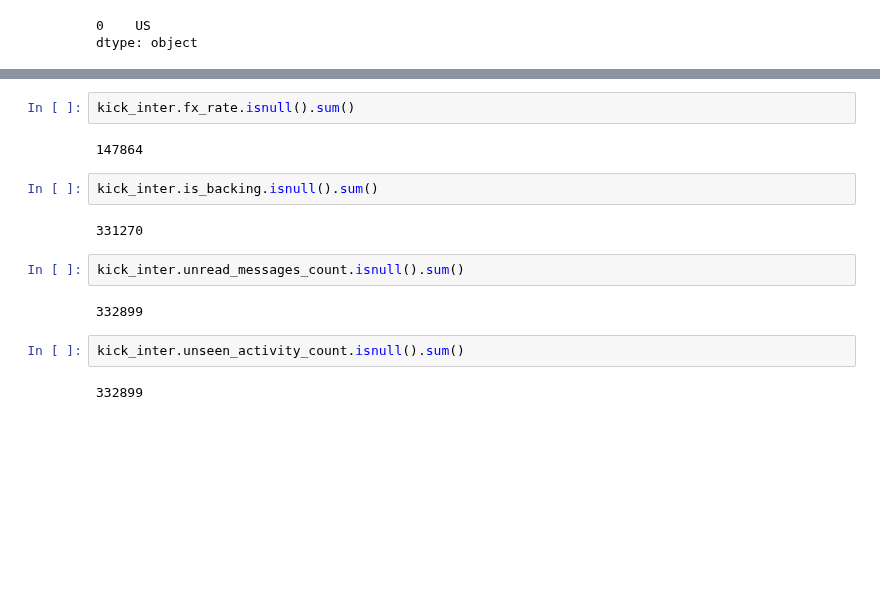
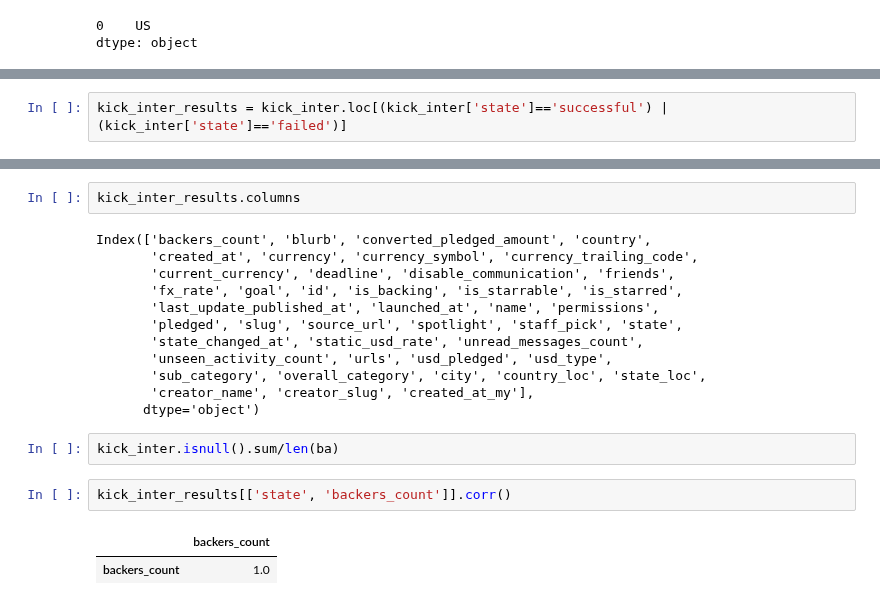
Before and after one commit to nateej1/kickstarter-campaign-classification, a Jupyter notebook: notebooks/01_exploration/20190814-mlb-intermediate-data-exploration-kick_inter.ipynb, the cells around one changed output, grey strips where cells are left out. Cells and saved outputs as stored; diff of their text form; blank space fills up the shorter version.

```diff
--- a/notebooks/01_exploration/20190814-mlb-intermediate-data-exploration-kick_inter.ipynb
+++ b/notebooks/01_exploration/20190814-mlb-intermediate-data-exploration-kick_inter.ipynb
@@ -162,0 +202,2 @@ Name: country, dtype: int64
+# %%
+kick_inter_results = kick_inter.loc[(kick_inter['state']=='successful') | (kick_inter['state']=='failed')]
@@ -163,16 +214,21 @@ Name: country, dtype: int64
+# %%
+kick_inter_results.columns
+# %% [output]
+Index(['backers_count', 'blurb', 'converted_pledged_amount', 'country',
+       'created_at', 'currency', 'currency_symbol', 'currency_trailing_code',
+       'current_currency', 'deadline', 'disable_communication', 'friends',
+       'fx_rate', 'goal', 'id', 'is_backing', 'is_starrable', 'is_starred',
+       'last_update_published_at', 'launched_at', 'name', 'permissions',
+       'pledged', 'slug', 'source_url', 'spotlight', 'staff_pick', 'state',
+       'state_changed_at', 'static_usd_rate', 'unread_messages_count',
+       'unseen_activity_count', 'urls', 'usd_pledged', 'usd_type',
+       'sub_category', 'overall_category', 'city', 'country_loc', 'state_loc',
+       'creator_name', 'creator_slug', 'created_at_my'],
+      dtype='object')
 # %%
-kick_inter.fx_rate.isnull().sum()
+kick_inter.isnull().sum/len(ba)
-# %% [output]
-147864
-# %%
-kick_inter.is_backing.isnull().sum()
-# %% [output]
-331270
-# %%
-kick_inter.unread_messages_count.isnull().sum()
-# %% [output]
-332899
-# %%
-kick_inter.unseen_activity_count.isnull().sum()
-# %% [output]
-332899
+# %%
+kick_inter_results[['state', 'backers_count']].corr()
+# %% [output]
+|  | backers_count |
+| backers_count | 1.0 |
```
Also changed, not shown: parts of 19 cells of this notebook, 2 other files.
